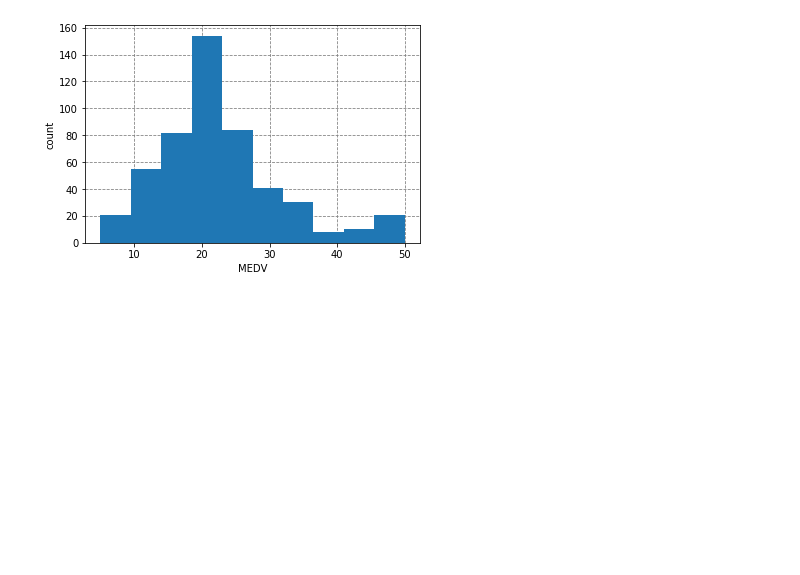
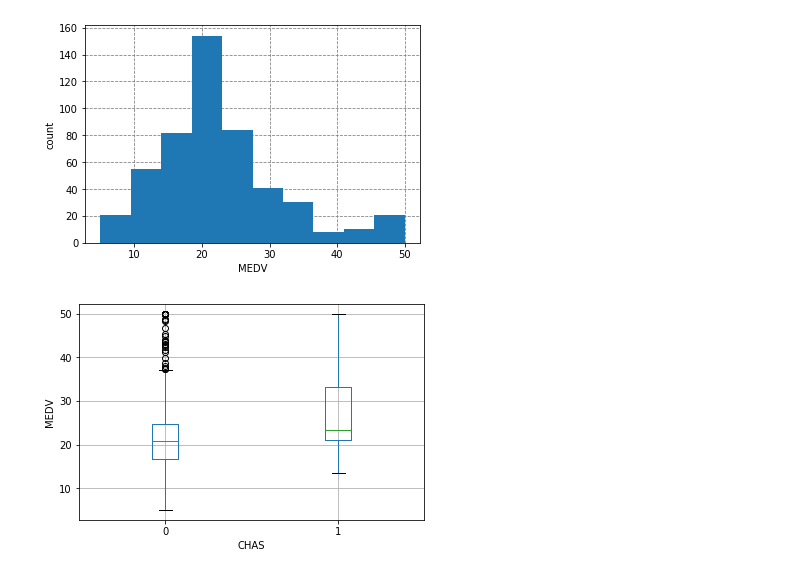
Before and after one commit to davideliason/DM4BA_Personal_Practice, a Jupyter notebook: DataVisualization_BostonHousingDataset.ipynb, the cells around one changed output. Drawn from its saved outputs; the diff is of its cells as text; code cells hidden in the pictures; blank space fills up the shorter version.

Commit message:
create boxplot using AGE and CHAS

```diff
--- a/DataVisualization_BostonHousingDataset.ipynb
+++ b/DataVisualization_BostonHousingDataset.ipynb
@@ -177,0 +180,9 @@ plt.show()
+# %%
+ax = boston_df.boxplot(column='MEDV', by='CHAS')
+ax.set_ylabel('MEDV')
+plt.suptitle('')  # Suppress the titles
+plt.title('')
+
+plt.show()
+# %% [output]
+[figure, added]
```
Also changed, not shown: parts of 1 cell of this notebook.
